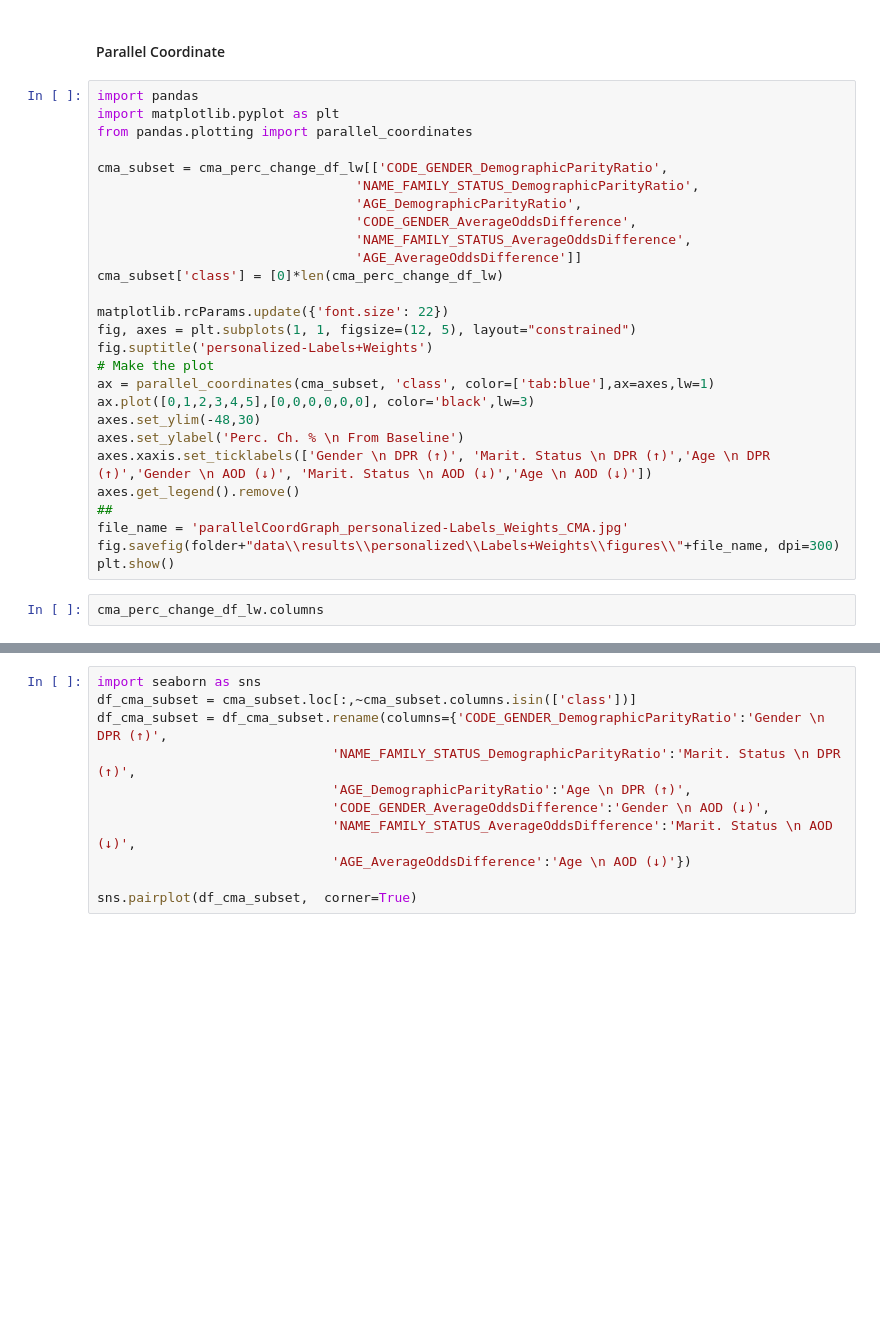
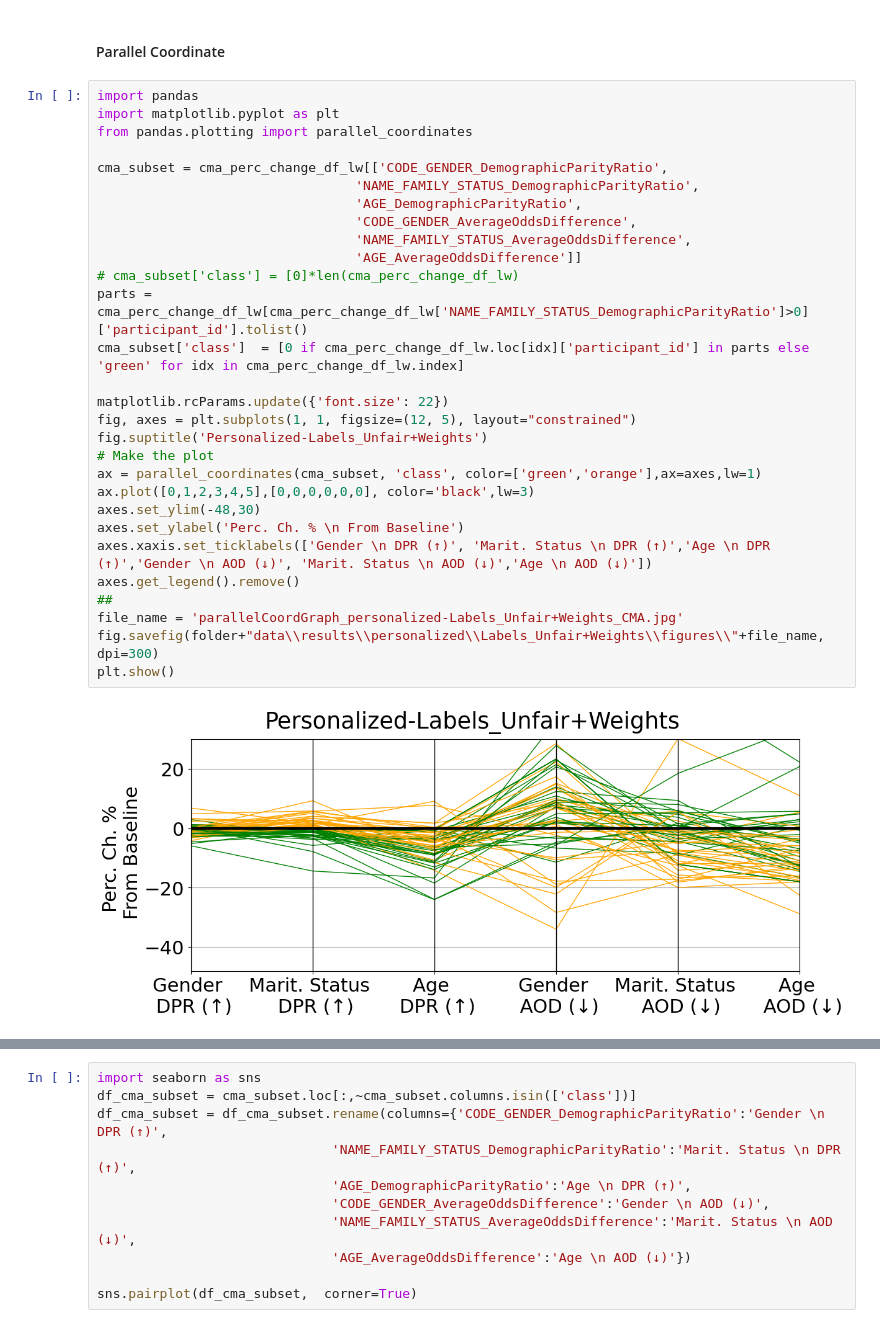
Before and after one commit to evdoxiataka/effi_user_study2, a Jupyter notebook: code/analysis/FeedbackIntegration_Analysis.ipynb, the cells around one changed output, grey strips where cells are left out. Drawn from its saved outputs; the diff is of its cells as text; blank space fills up the shorter version.

```diff
--- a/code/analysis/FeedbackIntegration_Analysis.ipynb
+++ b/code/analysis/FeedbackIntegration_Analysis.ipynb
@@ -845,32 +693,34 @@ perc_change_plots(perc_ch_df,
 # %%
 import pandas
 import matplotlib.pyplot as plt
 from pandas.plotting import parallel_coordinates
 
 cma_subset = cma_perc_change_df_lw[['CODE_GENDER_DemographicParityRatio',
                                  'NAME_FAMILY_STATUS_DemographicParityRatio',
                                  'AGE_DemographicParityRatio',
                                  'CODE_GENDER_AverageOddsDifference',
                                  'NAME_FAMILY_STATUS_AverageOddsDifference',
                                  'AGE_AverageOddsDifference']]
-cma_subset['class'] = [0]*len(cma_perc_change_df_lw)
+# cma_subset['class'] = [0]*len(cma_perc_change_df_lw)
+parts = cma_perc_change_df_lw[cma_perc_change_df_lw['NAME_FAMILY_STATUS_DemographicParityRatio']>0]['participant_id'].tolist()
+cma_subset['class']  = [0 if cma_perc_change_df_lw.loc[idx]['participant_id'] in parts else 'green' for idx in cma_perc_change_df_lw.index]
 
 matplotlib.rcParams.update({'font.size': 22})
 fig, axes = plt.subplots(1, 1, figsize=(12, 5), layout="constrained")
-fig.suptitle('personalized-Labels+Weights')
+fig.suptitle('Personalized-Labels_Unfair+Weights')
 # Make the plot
-ax = parallel_coordinates(cma_subset, 'class', color=['tab:blue'],ax=axes,lw=1)
+ax = parallel_coordinates(cma_subset, 'class', color=['green','orange'],ax=axes,lw=1)
 ax.plot([0,1,2,3,4,5],[0,0,0,0,0,0], color='black',lw=3)
 axes.set_ylim(-48,30)
 axes.set_ylabel('Perc. Ch. % \n From Baseline')
 axes.xaxis.set_ticklabels(['Gender \n DPR (↑)', 'Marit. Status \n DPR (↑)','Age \n DPR (↑)','Gender \n AOD (↓)', 'Marit. Status \n AOD (↓)','Age \n AOD (↓)'])
 axes.get_legend().remove()
 ##
-file_name = 'parallelCoordGraph_personalized-Labels_Weights_CMA.jpg'
-fig.savefig(folder+"data\\results\\personalized\\Labels+Weights\\figures\\"+file_name, dpi=300)
+file_name = 'parallelCoordGraph_personalized-Labels_Unfair+Weights_CMA.jpg'
+fig.savefig(folder+"data\\results\\personalized\\Labels_Unfair+Weights\\figures\\"+file_name, dpi=300)
 plt.show()
+# %% [output]
+[figure, added]
-# %%
-cma_perc_change_df_lw.columns
 # %%
 import pandas
 import matplotlib.pyplot as plt
```
Also changed, not shown: parts of 67 cells of this notebook, 5 other files.
